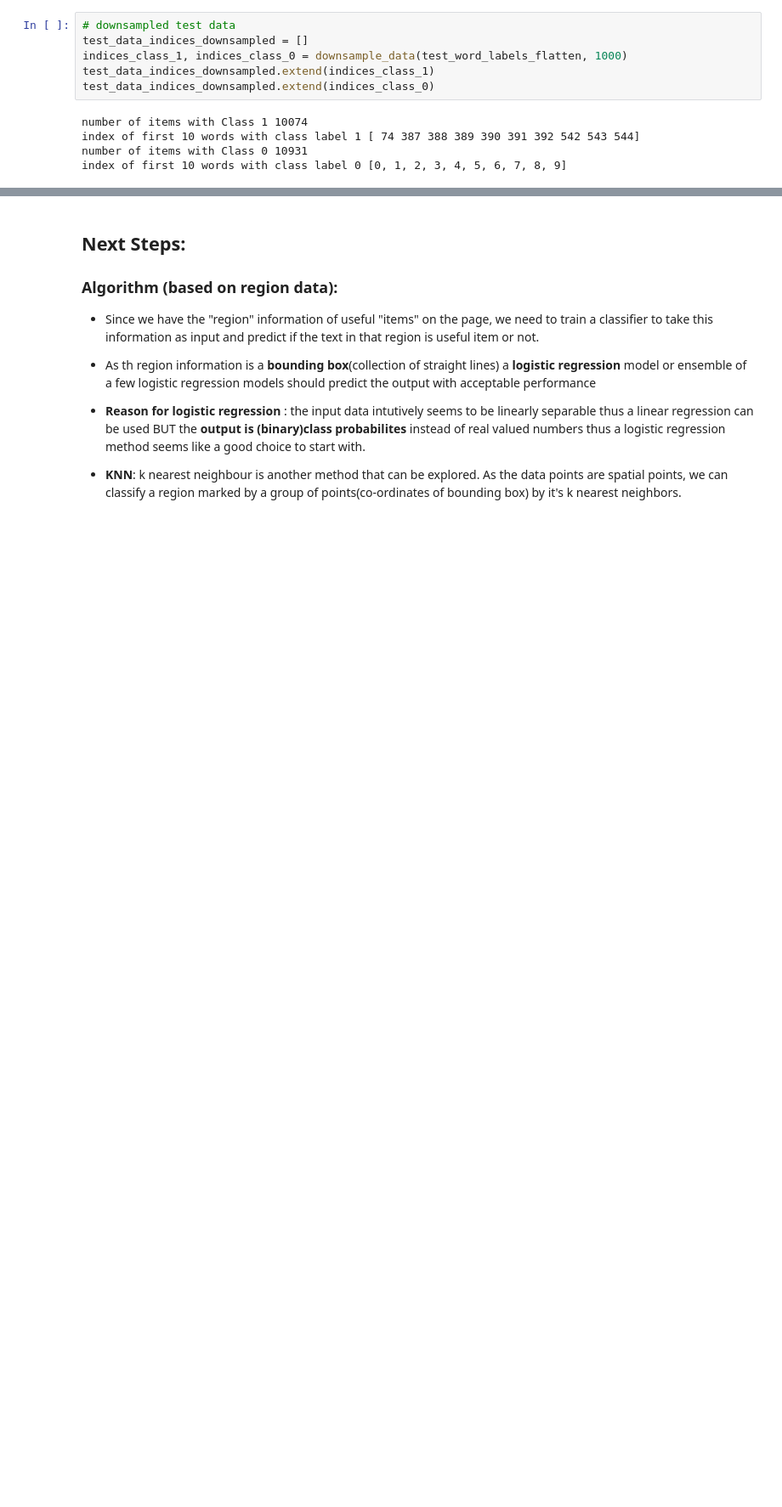
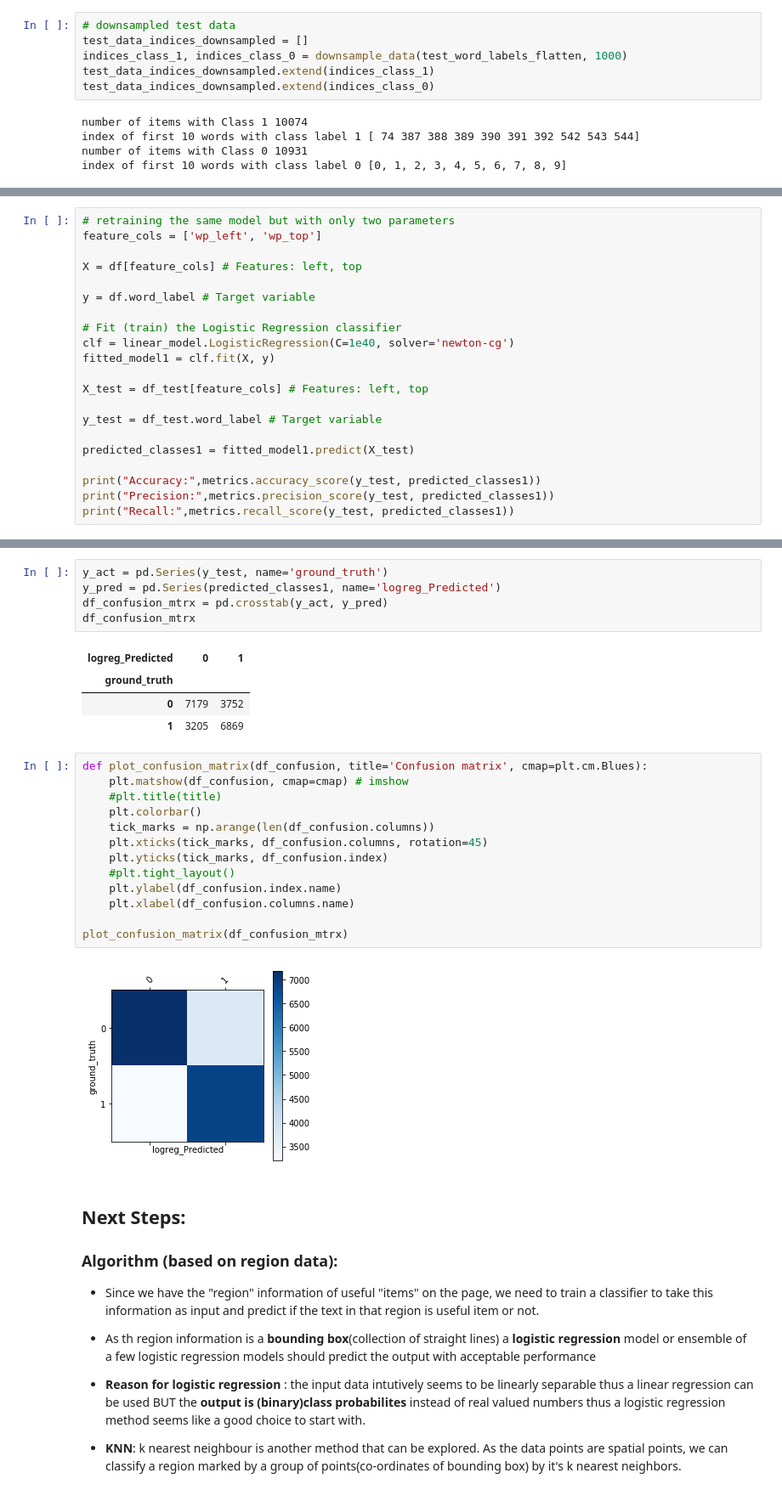
Before and after one commit to dupree/OCR_text_segmentation, a Jupyter notebook: data_exploration.ipynb, the cells around one changed output, grey strips where cells are left out. Shown: that part at 85% size. Drawn from its saved outputs; the diff is of its cells as text; blank space fills up the shorter version.

Commit message:
add logistic regression model

```diff
--- a/data_exploration.ipynb
+++ b/data_exploration.ipynb
@@ -320,0 +419,21 @@ index of first 10 words with class label 0 [0, 1, 2, 3, 4, 5, 6, 7, 8, 9]
+# %%
+# retraining the same model but with only two parameters
+feature_cols = ['wp_left', 'wp_top']
+
+X = df[feature_cols] # Features: left, top
+
+y = df.word_label # Target variable
+
+# Fit (train) the Logistic Regression classifier
+clf = linear_model.LogisticRegression(C=1e40, solver='newton-cg')
+fitted_model1 = clf.fit(X, y)
+
+X_test = df_test[feature_cols] # Features: left, top
+
+y_test = df_test.word_label # Target variable
+
+predicted_classes1 = fitted_model1.predict(X_test)
+
+print("Accuracy:",metrics.accuracy_score(y_test, predicted_classes1))
+print("Precision:",metrics.precision_score(y_test, predicted_classes1))
+print("Recall:",metrics.recall_score(y_test, predicted_classes1))
@@ -321,3 +450,28 @@ index of first 10 words with class label 0 [0, 1, 2, 3, 4, 5, 6, 7, 8, 9]
+# %%
+y_act = pd.Series(y_test, name='ground_truth')
+y_pred = pd.Series(predicted_classes1, name='logreg_Predicted')
+df_confusion_mtrx = pd.crosstab(y_act, y_pred)
+df_confusion_mtrx
+# %% [output]
+| logreg_Predicted | 0 | 1 |
+| ground_truth |  |  |
+| 0 | 7179 | 3752 |
+| 1 | 3205 | 6869 |
+# %%
+def plot_confusion_matrix(df_confusion, title='Confusion matrix', cmap=plt.cm.Blues):
+    plt.matshow(df_confusion, cmap=cmap) # imshow
+    #plt.title(title)
+    plt.colorbar()
+    tick_marks = np.arange(len(df_confusion.columns))
+    plt.xticks(tick_marks, df_confusion.columns, rotation=45)
+    plt.yticks(tick_marks, df_confusion.index)
+    #plt.tight_layout()
+    plt.ylabel(df_confusion.index.name)
+    plt.xlabel(df_confusion.columns.name)
+
+plot_confusion_matrix(df_confusion_mtrx)
+# %% [output]
+[figure, added]
 # %% [markdown]
 ## Next Steps:
 
```
Also changed, not shown: parts of 8 cells of this notebook.
